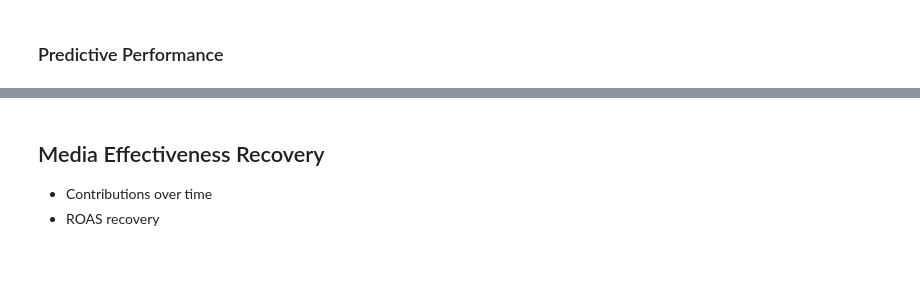
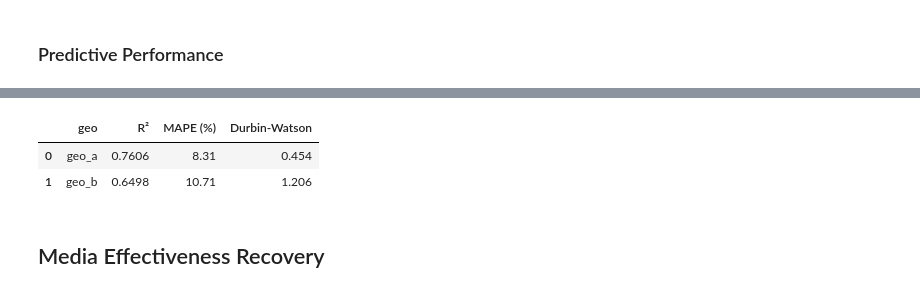
Before and after one commit to pymc-labs/mmm-param-recovery, a Jupyter notebook: meridian-geo-level-mmm.ipynb, the cells around one changed output, grey strips where cells are left out. Drawn from its saved outputs; the diff is of its cells as text; code cells hidden in the pictures; blank space fills up the shorter version.

Commit message:
both models complete

```diff
--- a/meridian-geo-level-mmm.ipynb
+++ b/meridian-geo-level-mmm.ipynb
@@ -229,8 +244,68 @@ model_fit.plot_model_fit(n_top_largest_geos=2,
                          include_ci=True)
 # %% [output]
 [interactive output not drawn]
+# %%
+model_analysis = analyzer.Analyzer(meridian)
+fit_data = model_analysis.expected_vs_actual_data()
+# %%
+def compute_performance_metrics_by_geo(ds):
+    """
+    Computes R², MAPE, and Durbin-Watson stats for each geo.
+
+    Parameters:
+        ds (xarray.Dataset): Dataset with coords (geo, time) and variables: expected, actual
+
+    Returns:
+        pd.DataFrame: Table with columns: geo, R², MAPE (%), Durbin-Watson
+    """
+    results = []
+
+    for geo in ds.geo.values:
+        try:
+            expected = ds['expected'].sel(geo=geo, metric = "mean")
+            actual = ds['actual'].sel(geo=geo)
+
+            expected_vals = expected.values
+            actual_vals = actual.values
+
+            mask = ~np.isnan(expected_vals) & ~np.isnan(actual_vals)
+            expected_vals = expected_vals[mask]
+            actual_vals = actual_vals[mask]
+
+            if len(expected_vals) < 3:
+                continue  # not enough data
+
+            # R² (manual)
+            ss_res = np.sum((actual_vals - expected_vals) ** 2)
+            ss_tot = np.sum((actual_vals - np.mean(actual_vals)) ** 2)
+            r2 = 1 - ss_res / ss_tot if ss_tot != 0 else np.nan
+
+            # MAPE
+            nonzero_mask = actual_vals != 0
+            mape = (np.abs((actual_vals[nonzero_mask] - expected_vals[nonzero_mask]) / actual_vals[nonzero_mask])).mean() * 100
+
+            # Durbin-Watson
+            residuals = actual_vals - expected_vals
+            dw = durbin_watson(residuals)
+
+            results.append({
+                "geo": geo,
+                "R²": round(r2, 4) if not np.isnan(r2) else None,
+                "MAPE (%)": round(mape, 2),
+                "Durbin-Watson": round(dw, 3)
+            })
+
+        except Exception as e:
+            print(f"Error for geo={geo}: {e}")
+            continue
+
+    return pd.DataFrame(results).sort_values("geo")
+
+performance_table = compute_performance_metrics_by_geo(fit_data)
+display(performance_table)
+# %% [output]
+|  | geo | R² | MAPE (%) | Durbin-Watson |
+| 0 | geo_a | 0.7606 | 8.31 | 0.454 |
+| 1 | geo_b | 0.6498 | 10.71 | 1.206 |
 # %% [markdown]
 ## Media Effectiveness Recovery
-
-- Contributions over time
-- ROAS recovery
```
Also changed, not shown: parts of 18 cells of this notebook.
